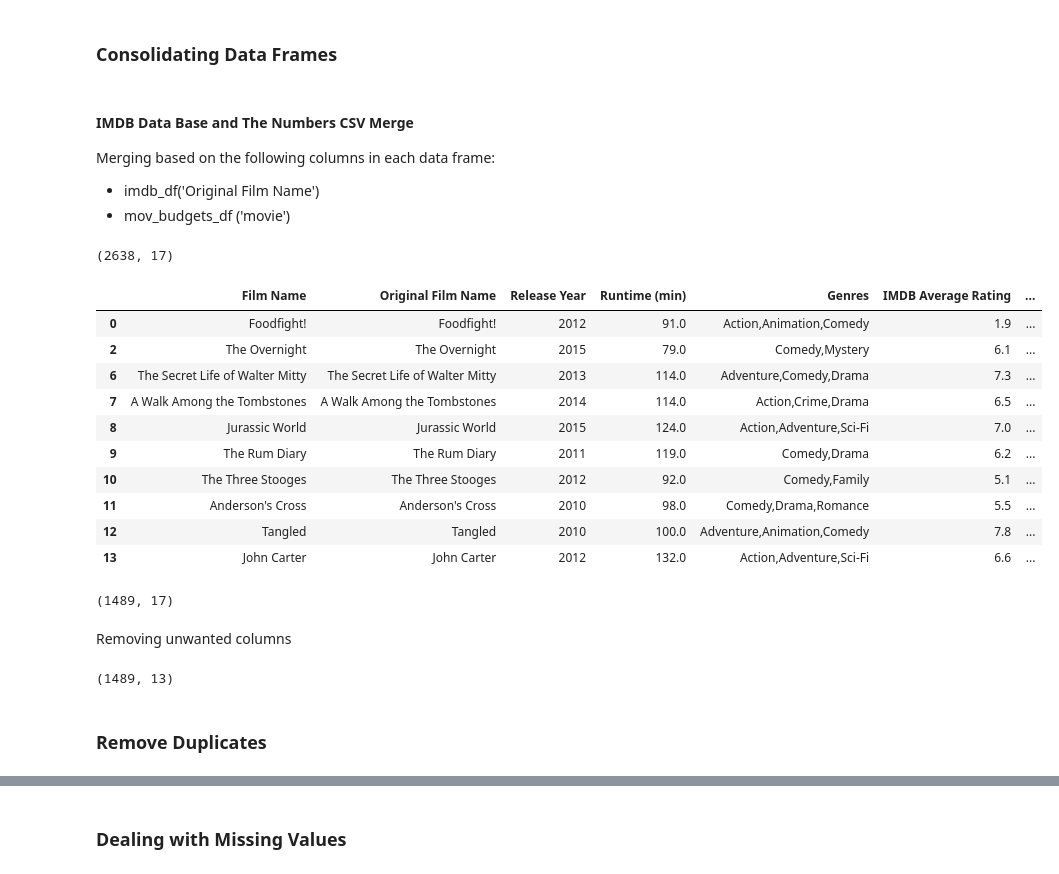
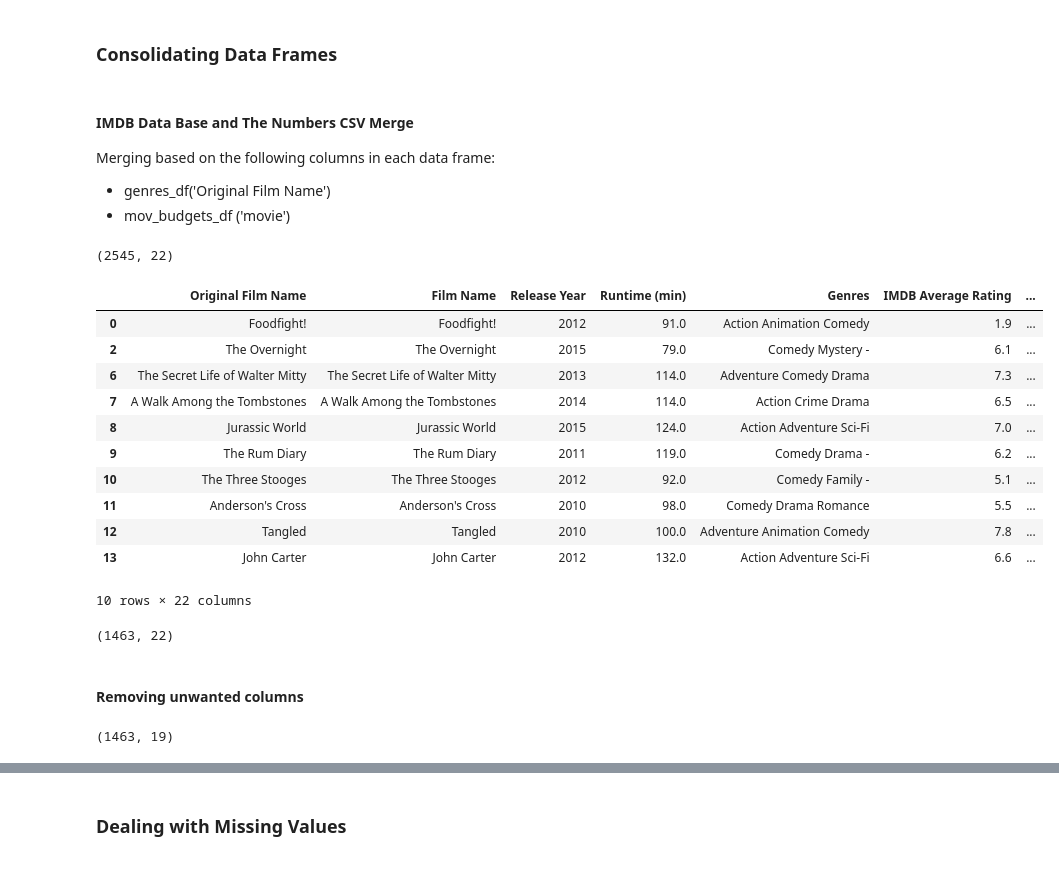
Before and after one commit to aokdata/Film_Performance_EDA, a Jupyter notebook: Film_Performance_EDA.ipynb, the cells around one changed output, grey strips where cells are left out. Saved outputs shown, nothing was run; the diff lists cells and outputs as text; code cells hidden in the pictures.

```diff
--- a/Film_Performance_EDA.ipynb
+++ b/Film_Performance_EDA.ipynb
@@ -113,0 +259,2 @@ Why are these choices appropriate given the data and the business problem?
+# %%
+genres_df.reset_index(inplace=True)
@@ -170,0 +342,2 @@ mov_budgets_df.head()
+# %%
+mov_budgets_df["release_date"] = pd.to_datetime(mov_budgets_df["release_date"] )
@@ -174,11 +360,11 @@ mov_budgets_df.head()
 #### IMDB Data Base and The Numbers CSV Merge
 
 Merging based on the following columns in each data frame:
-- imdb_df('Original Film Name')
+- genres_df('Original Film Name')
 - mov_budgets_df ('movie')
 # %%
-imdb_bud_df = imdb_df.merge(mov_budgets_df, how="inner", left_on= "Original Film Name", right_on= "movie")
+genres_budgets_df = genres_df.merge(mov_budgets_df, how="inner", left_on= "Original Film Name", right_on= "movie")
 # %%
-imdb_bud_df.shape
+genres_budgets_df.shape
 # %% [output]
-(2638, 17)
+(2545, 22)
@@ -187,21 +371,24 @@ imdb_bud_df= imdb_bud_df[imdb_bud_df["Release Year"] == imdb_bud_df["release_yea
+# %%
+genres_budgets_df= genres_budgets_df[genres_budgets_df["Release Year"] == genres_budgets_df["release_year"]]
 # %%
-imdb_bud_df.head(10)
+genres_budgets_df.head(10)
 # %% [output]
-|  | Film Name | Original Film Name | Release Year | Runtime (min) | Genres | IMDB Average Rating | ... |
-| 0 | Foodfight! | Foodfight! | 2012 | 91.0 | Action,Animation,Comedy | 1.9 | ... |
-| 2 | The Overnight | The Overnight | 2015 | 79.0 | Comedy,Mystery | 6.1 | ... |
-| 6 | The Secret Life of Walter Mitty | The Secret Life of Walter Mitty | 2013 | 114.0 | Adventure,Comedy,Drama | 7.3 | ... |
-| 7 | A Walk Among the Tombstones | A Walk Among the Tombstones | 2014 | 114.0 | Action,Crime,Drama | 6.5 | ... |
-| 8 | Jurassic World | Jurassic World | 2015 | 124.0 | Action,Adventure,Sci-Fi | 7.0 | ... |
-| 9 | The Rum Diary | The Rum Diary | 2011 | 119.0 | Comedy,Drama | 6.2 | ... |
-| 10 | The Three Stooges | The Three Stooges | 2012 | 92.0 | Comedy,Family | 5.1 | ... |
-| 11 | Anderson's Cross | Anderson's Cross | 2010 | 98.0 | Comedy,Drama,Romance | 5.5 | ... |
-| 12 | Tangled | Tangled | 2010 | 100.0 | Adventure,Animation,Comedy | 7.8 | ... |
-| 13 | John Carter | John Carter | 2012 | 132.0 | Action,Adventure,Sci-Fi | 6.6 | ... |
+|  | Original Film Name | Film Name | Release Year | Runtime (min) | Genres | IMDB Average Rating | ... |
+| 0 | Foodfight! | Foodfight! | 2012 | 91.0 | Action Animation Comedy | 1.9 | ... |
+| 2 | The Overnight | The Overnight | 2015 | 79.0 | Comedy Mystery - | 6.1 | ... |
+| 6 | The Secret Life of Walter Mitty | The Secret Life of Walter Mitty | 2013 | 114.0 | Adventure Comedy Drama | 7.3 | ... |
+| 7 | A Walk Among the Tombstones | A Walk Among the Tombstones | 2014 | 114.0 | Action Crime Drama | 6.5 | ... |
+| 8 | Jurassic World | Jurassic World | 2015 | 124.0 | Action Adventure Sci-Fi | 7.0 | ... |
+| 9 | The Rum Diary | The Rum Diary | 2011 | 119.0 | Comedy Drama - | 6.2 | ... |
+| 10 | The Three Stooges | The Three Stooges | 2012 | 92.0 | Comedy Family - | 5.1 | ... |
+| 11 | Anderson's Cross | Anderson's Cross | 2010 | 98.0 | Comedy Drama Romance | 5.5 | ... |
+| 12 | Tangled | Tangled | 2010 | 100.0 | Adventure Animation Comedy | 7.8 | ... |
+| 13 | John Carter | John Carter | 2012 | 132.0 | Action Adventure Sci-Fi | 6.6 | ... |
+10 rows × 22 columns
 # %%
-imdb_bud_df.shape
+genres_budgets_df.shape
 # %% [output]
-(1489, 17)
+(1463, 22)
 # %% [markdown]
-Removing unwanted columns
+#### Removing unwanted columns
 # %%
@@ -210,6 +397,4 @@ imdb_bud_df = imdb_bud_df.drop(axis=1, columns = \
 # %%
-imdb_bud_df.shape
+genres_budgets_df.shape
 # %% [output]
-(1489, 13)
+(1463, 19)
-# %% [markdown]
-### Remove Duplicates
```
Also changed, not shown: parts of 156 cells of this notebook, 1 other file.
